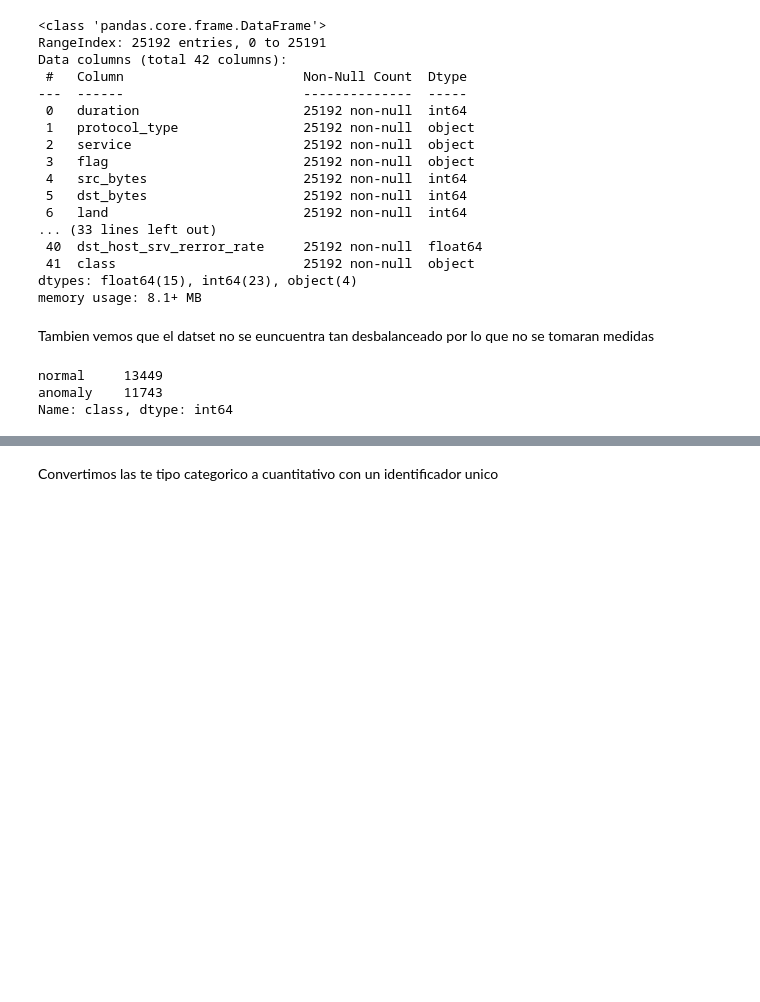
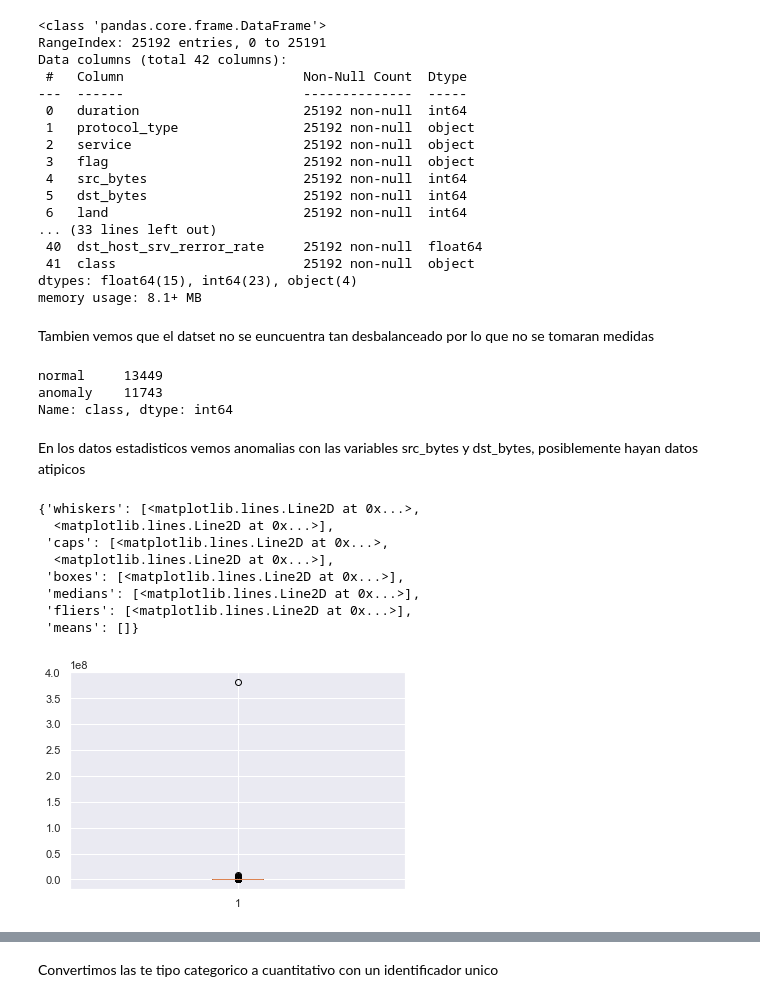
Before and after one commit to saritazavala/SDS-LAB05, a Jupyter notebook: modelos_parte2.ipynb, the cells around one changed output, grey strips where cells are left out. Cells and saved outputs as stored; diff of their text form; code cells hidden in the pictures; blank space fills up the shorter version.

```diff
--- a/modelos_parte2.ipynb
+++ b/modelos_parte2.ipynb
@@ -71,3 +71,19 @@ df["class"].value_counts()
 normal     13449
 anomaly    11743
 Name: class, dtype: int64
+# %% [markdown]
+En los datos estadisticos vemos anomalias con las variables src_bytes y dst_bytes, posiblemente hayan datos atipicos
+# %%
+import matplotlib.pyplot as plt
+# Creating plot
+plt.boxplot(df["src_bytes"])
+# %% [output]
+{'whiskers': [<matplotlib.lines.Line2D at 0x...>,
+  <matplotlib.lines.Line2D at 0x...>],
+ 'caps': [<matplotlib.lines.Line2D at 0x...>,
+  <matplotlib.lines.Line2D at 0x...>],
+ 'boxes': [<matplotlib.lines.Line2D at 0x...>],
+ 'medians': [<matplotlib.lines.Line2D at 0x...>],
+ 'fliers': [<matplotlib.lines.Line2D at 0x...>],
+ 'means': []}
+[figure, added]
```
Also changed, not shown: parts of 10 cells of this notebook.
